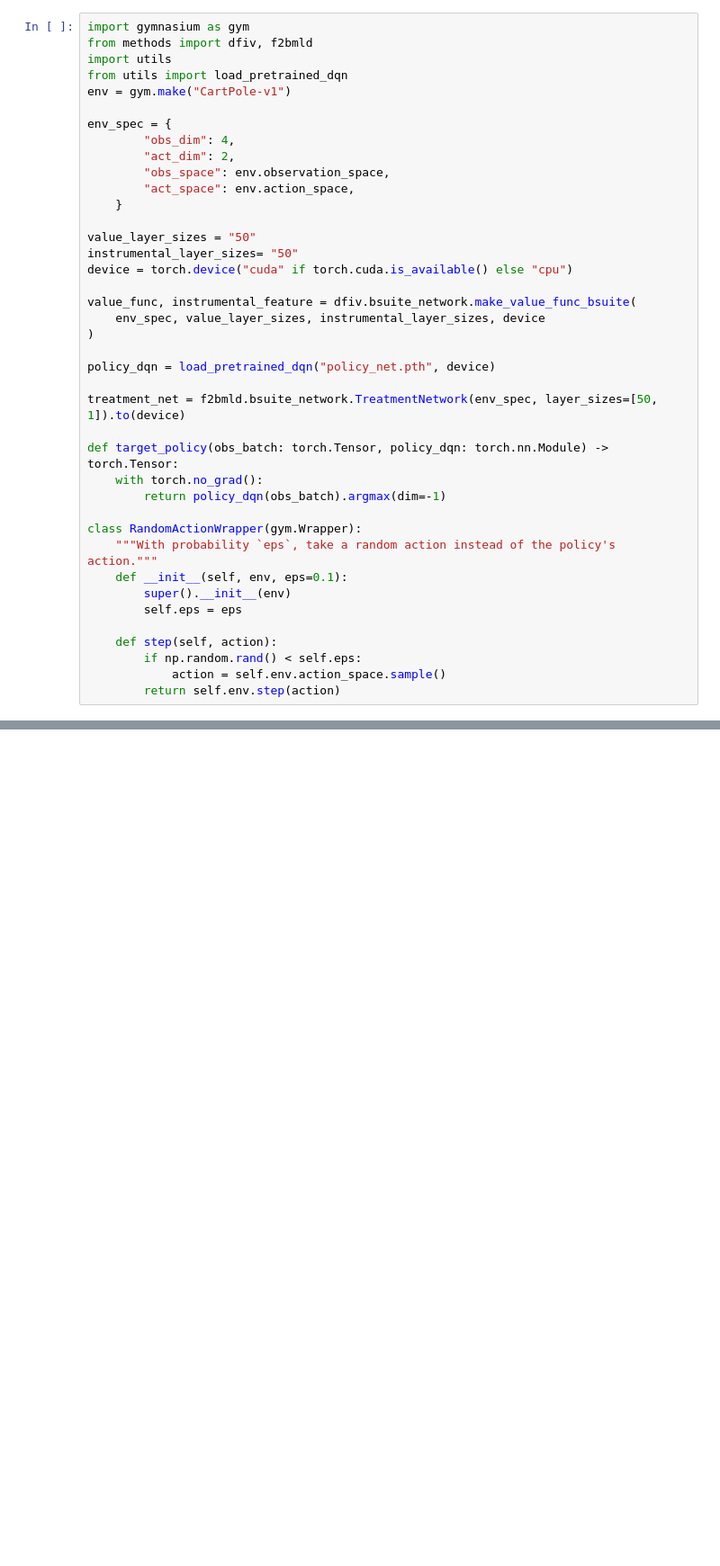
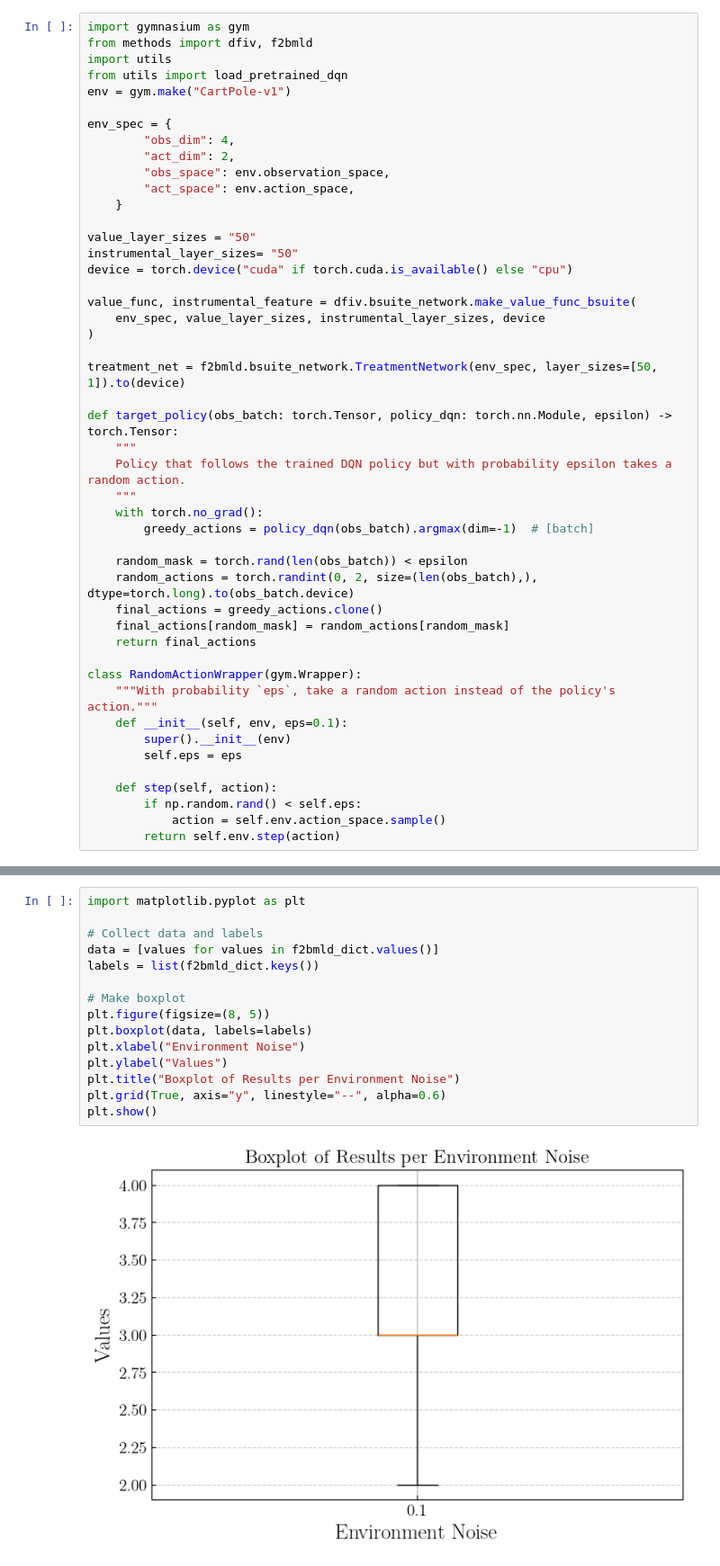
Before and after one commit to hudsonchen/F2BMLD, a Jupyter notebook: plotting_notebooks/plotting.ipynb, the cells around one changed output, grey strips where cells are left out. Shown at 90% size. Cells and saved outputs as stored; diff of their text form; blank space fills up the shorter version.

```diff
--- a/plotting_notebooks/plotting.ipynb
+++ b/plotting_notebooks/plotting.ipynb
@@ -50,13 +50,20 @@ value_func, instrumental_feature = dfiv.bsuite_network.make_value_func_bsuite(
     env_spec, value_layer_sizes, instrumental_layer_sizes, device
 )
 
-policy_dqn = load_pretrained_dqn("policy_net.pth", device)
-
 treatment_net = f2bmld.bsuite_network.TreatmentNetwork(env_spec, layer_sizes=[50, 1]).to(device)
 
-def target_policy(obs_batch: torch.Tensor, policy_dqn: torch.nn.Module) -> torch.Tensor:
+def target_policy(obs_batch: torch.Tensor, policy_dqn: torch.nn.Module, epsilon) -> torch.Tensor:
+    """
+    Policy that follows the trained DQN policy but with probability epsilon takes a random action.
+    """
     with torch.no_grad():
-        return policy_dqn(obs_batch).argmax(dim=-1)
+        greedy_actions = policy_dqn(obs_batch).argmax(dim=-1)  # [batch]
+
+    random_mask = torch.rand(len(obs_batch)) < epsilon
+    random_actions = torch.randint(0, 2, size=(len(obs_batch),), dtype=torch.long).to(obs_batch.device)
+    final_actions = greedy_actions.clone()
+    final_actions[random_mask] = random_actions[random_mask]
+    return final_actions
 
 class RandomActionWrapper(gym.Wrapper):
     """With probability `eps`, take a random action instead of the policy's action."""
@@ -160,0 +171,17 @@ for seed in seed_list:
+# %%
+import matplotlib.pyplot as plt
+
+# Collect data and labels
+data = [values for values in f2bmld_dict.values()]
+labels = list(f2bmld_dict.keys())
+
+# Make boxplot
+plt.figure(figsize=(8, 5))
+plt.boxplot(data, labels=labels)
+plt.xlabel("Environment Noise")
+plt.ylabel("Values")
+plt.title("Boxplot of Results per Environment Noise")
+plt.grid(True, axis="y", linestyle="--", alpha=0.6)
+plt.show()
+# %% [output]
+[figure, added]
```
Also changed, not shown: parts of 1 cell of this notebook, 1 other file.
